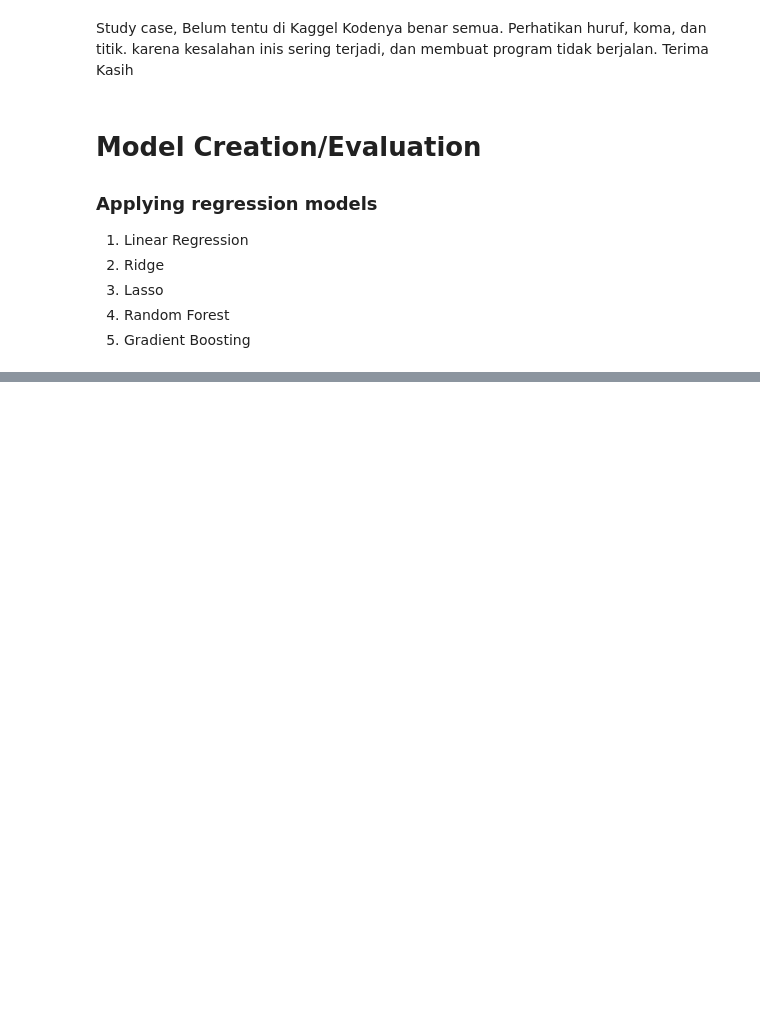
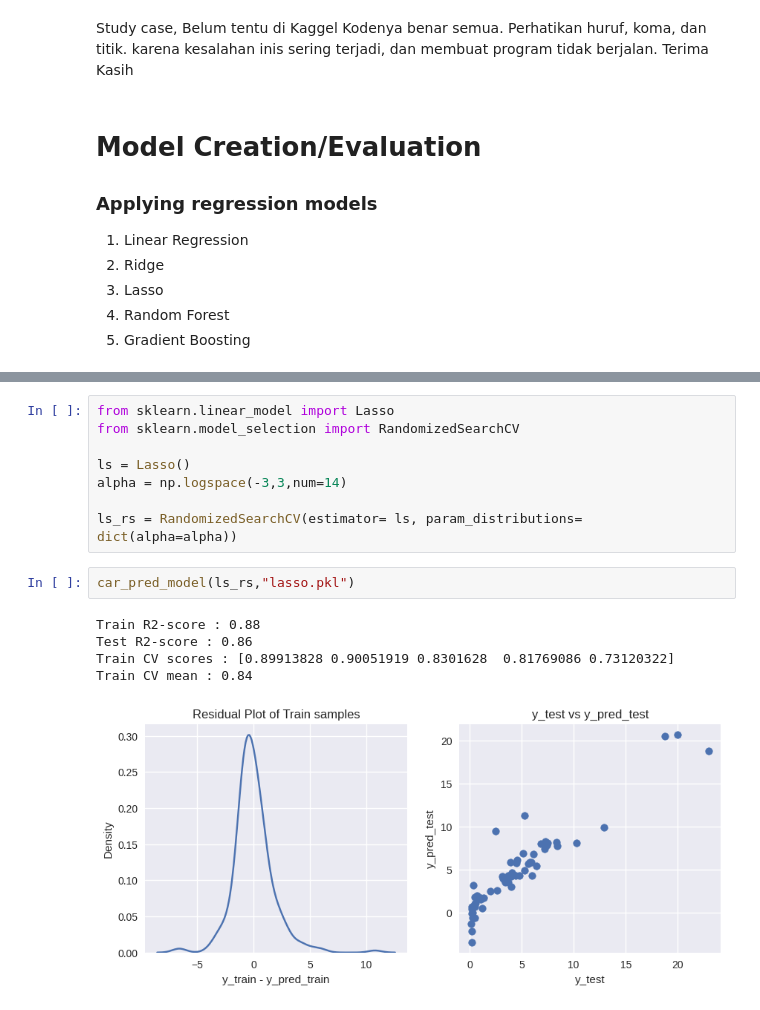
Before and after one commit to raakanaka/Learn-Machine-Learning, a Jupyter notebook: Car_Prediction_Kaggel.ipynb, the cells around one changed output, grey strips where cells are left out. Drawn from its saved outputs; the diff is of its cells as text; blank space fills up the shorter version.

```diff
--- a/Car_Prediction_Kaggel.ipynb
+++ b/Car_Prediction_Kaggel.ipynb
@@ -233,0 +309,16 @@ Study case, Belum tentu di Kaggel Kodenya benar semua. Perhatikan huruf, koma, d
+# %%
+from sklearn.linear_model import Lasso
+from sklearn.model_selection import RandomizedSearchCV
+
+ls = Lasso()
+alpha = np.logspace(-3,3,num=14)
+
+ls_rs = RandomizedSearchCV(estimator= ls, param_distributions= dict(alpha=alpha))
+# %%
+car_pred_model(ls_rs,"lasso.pkl")
+# %% [output]
+Train R2-score : 0.88
+Test R2-score : 0.86
+Train CV scores : [0.89913828 0.90051919 0.8301628  0.81769086 0.73120322]
+Train CV mean : 0.84
+[figure, added]
```
Also changed, not shown: parts of 4 cells of this notebook.
